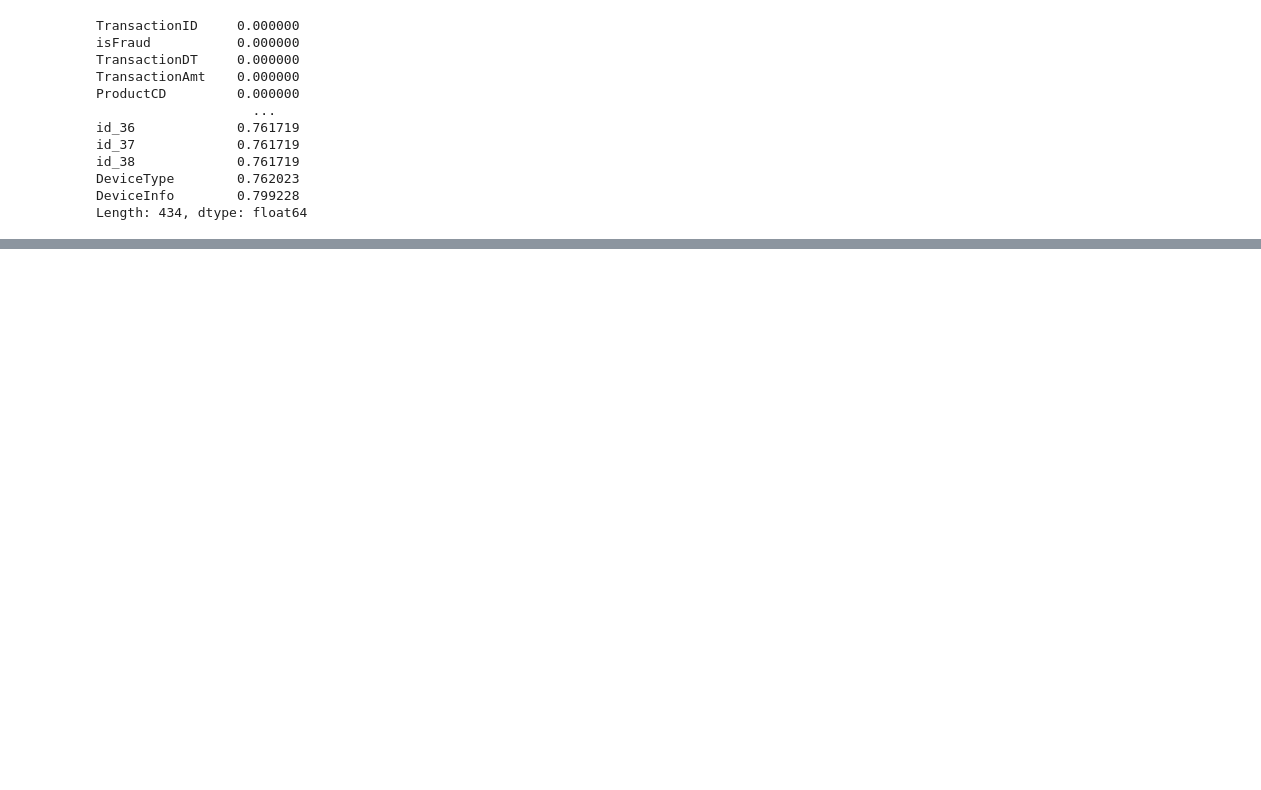
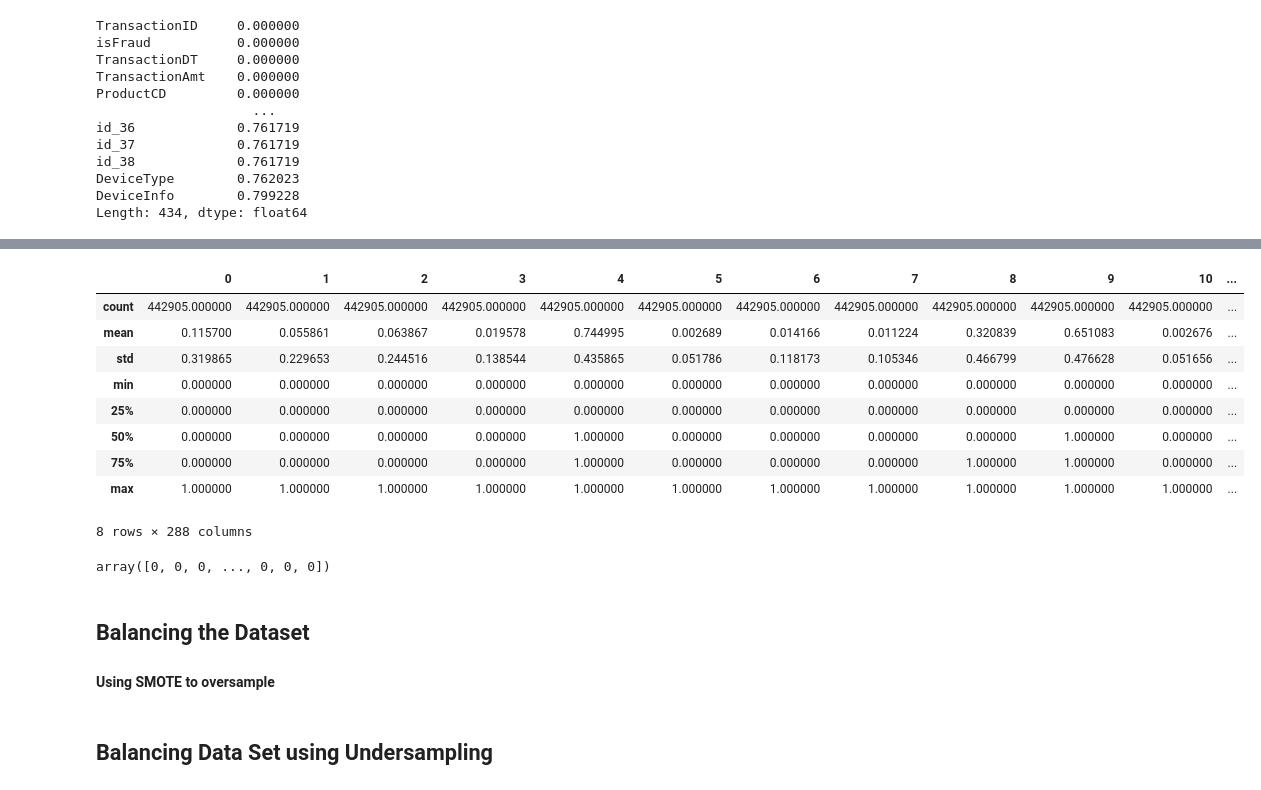
Before and after one commit to sm0223/its_a_fraud_ml, a Jupyter notebook: its-a-fraud.ipynb, the cells around one changed output, grey strips where cells are left out. Saved outputs shown, nothing was run; the diff lists cells and outputs as text; code cells hidden in the pictures; blank space fills up the shorter version.

```diff
--- a/its-a-fraud.ipynb
+++ b/its-a-fraud.ipynb
@@ -461,0 +173,2 @@ balanceddf=transformer.transform(balanceddf)
+# %%
+num_col_names = [col for col in x if (col not in small_cat_col_names and col not in large_cat_col_names)]
@@ -461,0 +198,10 @@ balanceddf=transformer.transform(balanceddf)
+# %%
+preprocessor=ColumnTransformer(
+    [("categorical",small_categorical_processor, small_cat_col_names),
+     ("numerical",numeric_processor,num_col_names),
+     ("large",large_categorical_processor,large_cat_col_names)]
+)
+# %%
+from sklearn.pipeline import make_pipeline
+pipe=make_pipeline(preprocessor)
+pipe
@@ -461,0 +236,25 @@ balanceddf=transformer.transform(balanceddf)
+# %%
+
+x_transformed = pipe.fit_transform(x)
+# %%
+pd.DataFrame(x_transformed).describe()
+# %% [output]
+|  | 0 | 1 | 2 | 3 | 4 | 5 | 6 | 7 | 8 | 9 | 10 | ... |
+| count | 442905.000000 | 442905.000000 | 442905.000000 | 442905.000000 | 442905.000000 | 442905.000000 | 442905.000000 | 442905.000000 | 442905.000000 | 442905.000000 | 442905.000000 | ... |
+| mean | 0.115700 | 0.055861 | 0.063867 | 0.019578 | 0.744995 | 0.002689 | 0.014166 | 0.011224 | 0.320839 | 0.651083 | 0.002676 | ... |
+| std | 0.319865 | 0.229653 | 0.244516 | 0.138544 | 0.435865 | 0.051786 | 0.118173 | 0.105346 | 0.466799 | 0.476628 | 0.051656 | ... |
+| min | 0.000000 | 0.000000 | 0.000000 | 0.000000 | 0.000000 | 0.000000 | 0.000000 | 0.000000 | 0.000000 | 0.000000 | 0.000000 | ... |
+| 25% | 0.000000 | 0.000000 | 0.000000 | 0.000000 | 0.000000 | 0.000000 | 0.000000 | 0.000000 | 0.000000 | 0.000000 | 0.000000 | ... |
+| 50% | 0.000000 | 0.000000 | 0.000000 | 0.000000 | 1.000000 | 0.000000 | 0.000000 | 0.000000 | 0.000000 | 1.000000 | 0.000000 | ... |
+| 75% | 0.000000 | 0.000000 | 0.000000 | 0.000000 | 1.000000 | 0.000000 | 0.000000 | 0.000000 | 1.000000 | 1.000000 | 0.000000 | ... |
+| max | 1.000000 | 1.000000 | 1.000000 | 1.000000 | 1.000000 | 1.000000 | 1.000000 | 1.000000 | 1.000000 | 1.000000 | 1.000000 | ... |
+8 rows × 288 columns
+# %%
+y=np.array(target)
+y
+# %% [output]
+array([0, 0, 0, ..., 0, 0, 0])
+# %% [markdown]
+## Balancing the Dataset
+
+#### Using SMOTE to oversample
@@ -461,0 +266,2 @@ balanceddf=transformer.transform(balanceddf)
+# %% [markdown]
+## Balancing Data Set using Undersampling
```
Also changed, not shown: parts of 155 cells of this notebook.
